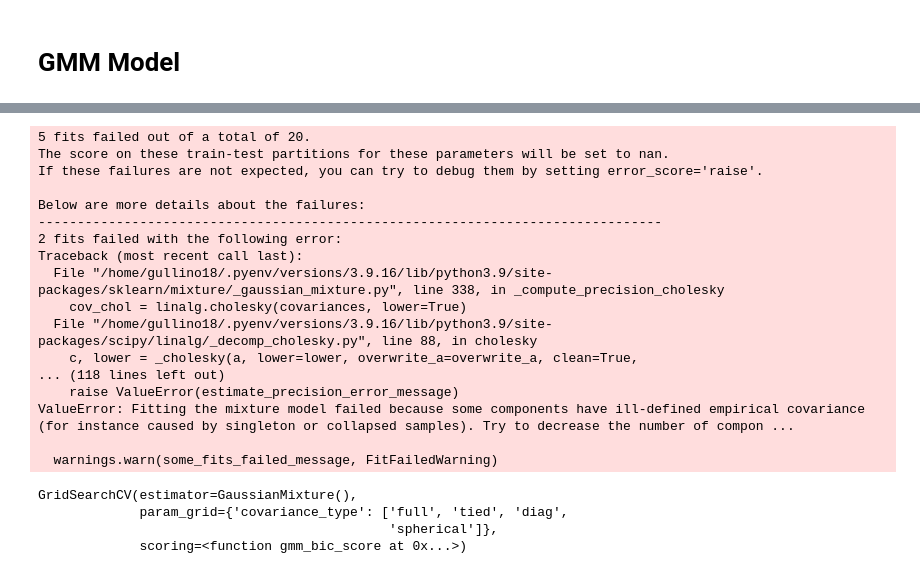
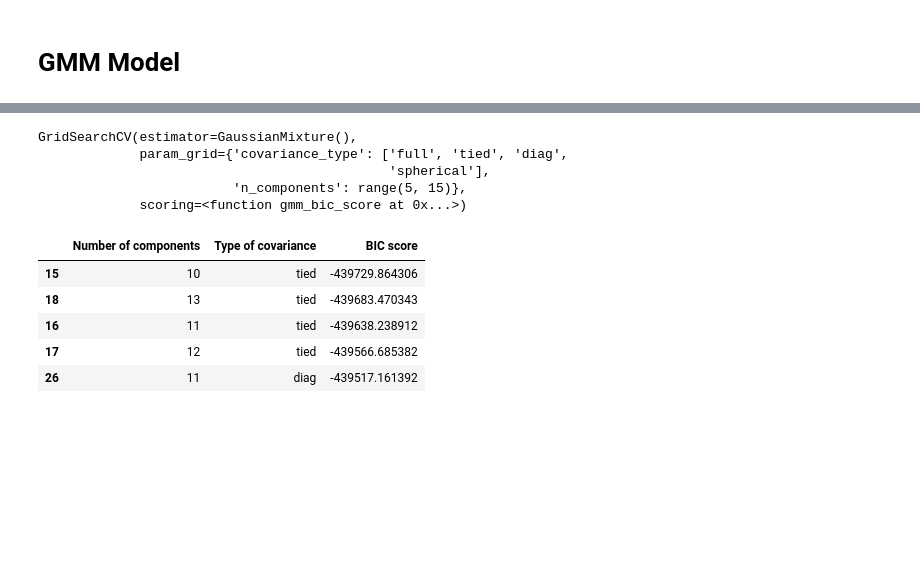
Before and after one commit to GonzaLinares/ProcVoz_Proyecto1, a Jupyter notebook: gender_classifier.ipynb, the cells around one changed output, grey strips where cells are left out. Drawn from its saved outputs; the diff is of its cells as text; code cells hidden in the pictures; blank space fills up the shorter version.

```diff
--- a/gender_classifier.ipynb
+++ b/gender_classifier.ipynb
@@ -194,30 +209,37 @@ def gmm_bic_score(estimator, X):
 
 
 param_grid = {
+    "n_components": range(5, 15),
     "covariance_type": ["full", "tied", "diag", "spherical"],
 }
 
 grid_search = GridSearchCV(GaussianMixture(), param_grid=param_grid, scoring=gmm_bic_score)
-grid_search.fit(np.concatenate(df.mfcc[df.gender=="males"].to_numpy()[::1000], axis=1))
+grid_search.fit(X_male)
 # %% [output]
-5 fits failed out of a total of 20.
-The score on these train-test partitions for these parameters will be set to nan.
-If these failures are not expected, you can try to debug them by setting error_score='raise'.
-
-Below are more details about the failures:
---------------------------------------------------------------------------------
-2 fits failed with the following error:
-Traceback (most recent call last):
-  File "/home/gullino18/.pyenv/versions/3.9.16/lib/python3.9/site-packages/sklearn/mixture/_gaussian_mixture.py", line 338, in _compute_precision_cholesky
-    cov_chol = linalg.cholesky(covariances, lower=True)
-  File "/home/gullino18/.pyenv/versions/3.9.16/lib/python3.9/site-packages/scipy/linalg/_decomp_cholesky.py", line 88, in cholesky
-    c, lower = _cholesky(a, lower=lower, overwrite_a=overwrite_a, clean=True,
-... (118 lines left out)
-    raise ValueError(estimate_precision_error_message)
-ValueError: Fitting the mixture model failed because some components have ill-defined empirical covariance (for instance caused by singleton or collapsed samples). Try to decrease the number of compon ...
-
-  warnings.warn(some_fits_failed_message, FitFailedWarning)
+GridSearchCV(estimator=GaussianMixture(),
+             param_grid={'covariance_type': ['full', 'tied', 'diag',
+                                             'spherical'],
+                         'n_components': range(5, 15)},
+             scoring=<function gmm_bic_score at 0x...>)
-GridSearchCV(estimator=GaussianMixture(),
-             param_grid={'covariance_type': ['full', 'tied', 'diag',
-                                             'spherical']},
-             scoring=<function gmm_bic_score at 0x...>)
+# %%
+import pandas as pd
+
+df = pd.DataFrame(grid_search.cv_results_)[
+    ["param_n_components", "param_covariance_type", "mean_test_score"]
+]
+df["mean_test_score"] = -df["mean_test_score"]
+df = df.rename(
+    columns={
+        "param_n_components": "Number of components",
+        "param_covariance_type": "Type of covariance",
+        "mean_test_score": "BIC score",
+    }
+)
+df.sort_values(by="BIC score").head()
+# %% [output]
+|  | Number of components | Type of covariance | BIC score |
+| 15 | 10 | tied | -439729.864306 |
+| 18 | 13 | tied | -439683.470343 |
+| 16 | 11 | tied | -439638.238912 |
+| 17 | 12 | tied | -439566.685382 |
+| 26 | 11 | diag | -439517.161392 |
```
Also changed, not shown: parts of 15 cells of this notebook.
